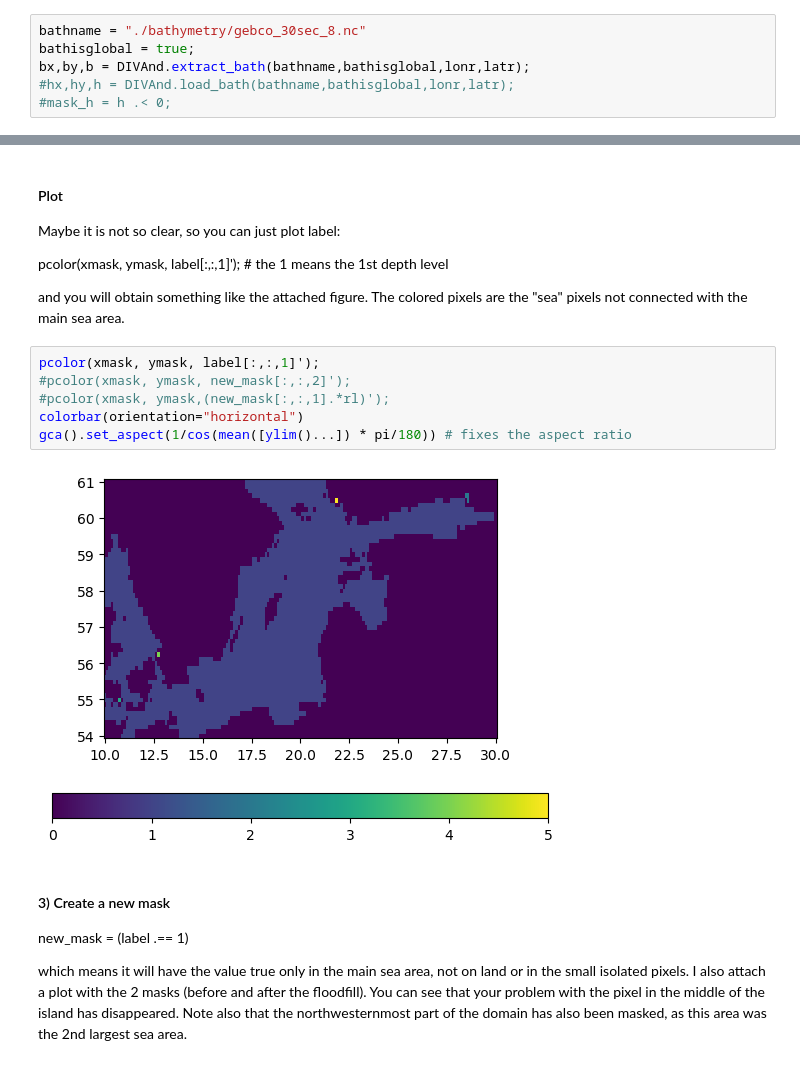
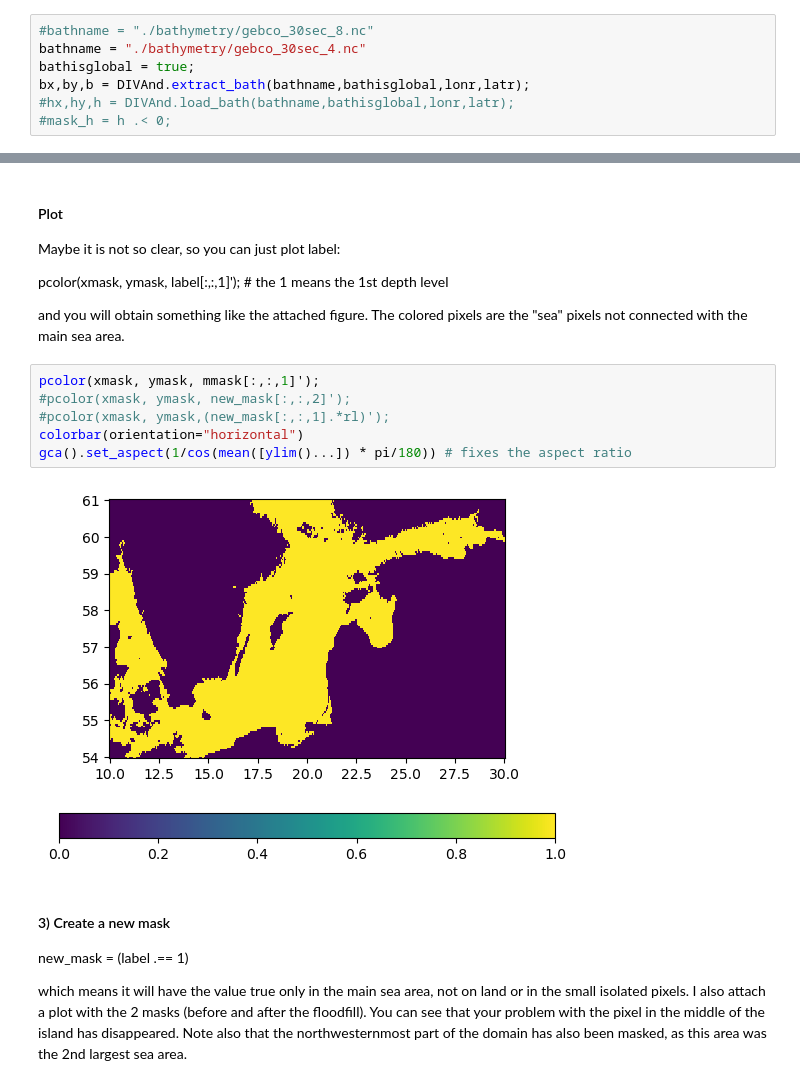
Before and after one commit to sharksmhi/Oxygen_maps, a Jupyter notebook: Syrekartor_v1.ipynb, the cells around one changed output, grey strips where cells are left out. Cells and saved outputs as stored; diff of their text form.

```diff
--- a/Syrekartor_v1.ipynb
+++ b/Syrekartor_v1.ipynb
@@ -238,7 +252,8 @@ It is used to delimit the domain where the interpolation is performed.
 ### Choice of bathymetry
 Modify bathname according to the resolution required.
 # %%
-bathname = "./bathymetry/gebco_30sec_8.nc"
+#bathname = "./bathymetry/gebco_30sec_8.nc"
+bathname = "./bathymetry/gebco_30sec_4.nc"
 bathisglobal = true;
 bx,by,b = DIVAnd.extract_bath(bathname,bathisglobal,lonr,latr);
 #hx,hy,h = DIVAnd.load_bath(bathname,bathisglobal,lonr,latr);
@@ -265,13 +280,13 @@ pcolor(xmask, ymask, label[:,:,1]');  # the 1 means the 1st depth level
 
 and you will obtain something like the attached figure. The colored pixels are the "sea" pixels not connected with the main sea area.
 # %%
-pcolor(xmask, ymask, label[:,:,1]');
+pcolor(xmask, ymask, mmask[:,:,1]');
 #pcolor(xmask, ymask, new_mask[:,:,2]');
 #pcolor(xmask, ymask,(new_mask[:,:,1].*rl)');
 colorbar(orientation="horizontal")
 gca().set_aspect(1/cos(mean([ylim()...]) * pi/180)) # fixes the aspect ratio
 # %% [output]
-[figure, old version]
+[figure, new version]
 # %% [markdown]
 #### 3) Create a new mask
 new_mask = (label .== 1)
```
Also changed, not shown: parts of 23 cells of this notebook, 1 other file.
